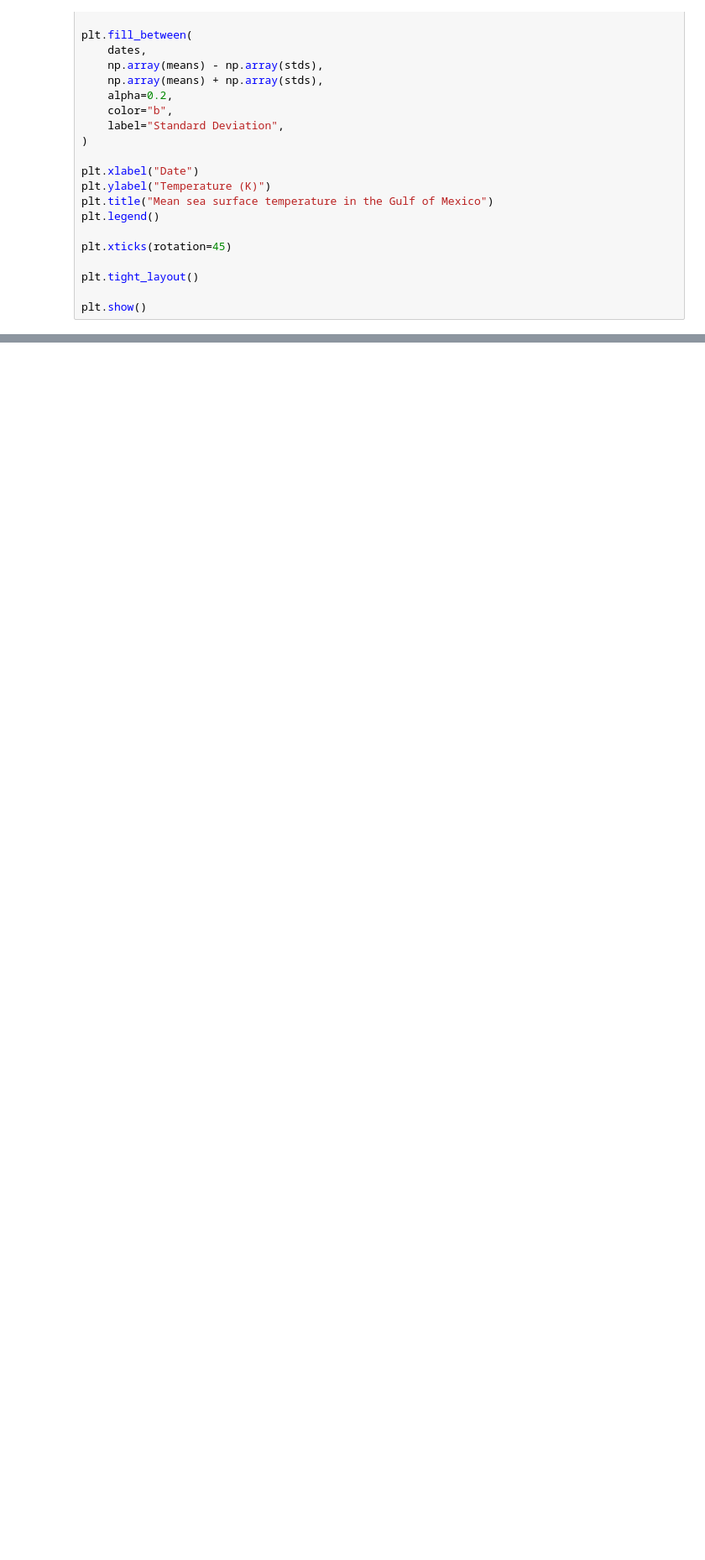
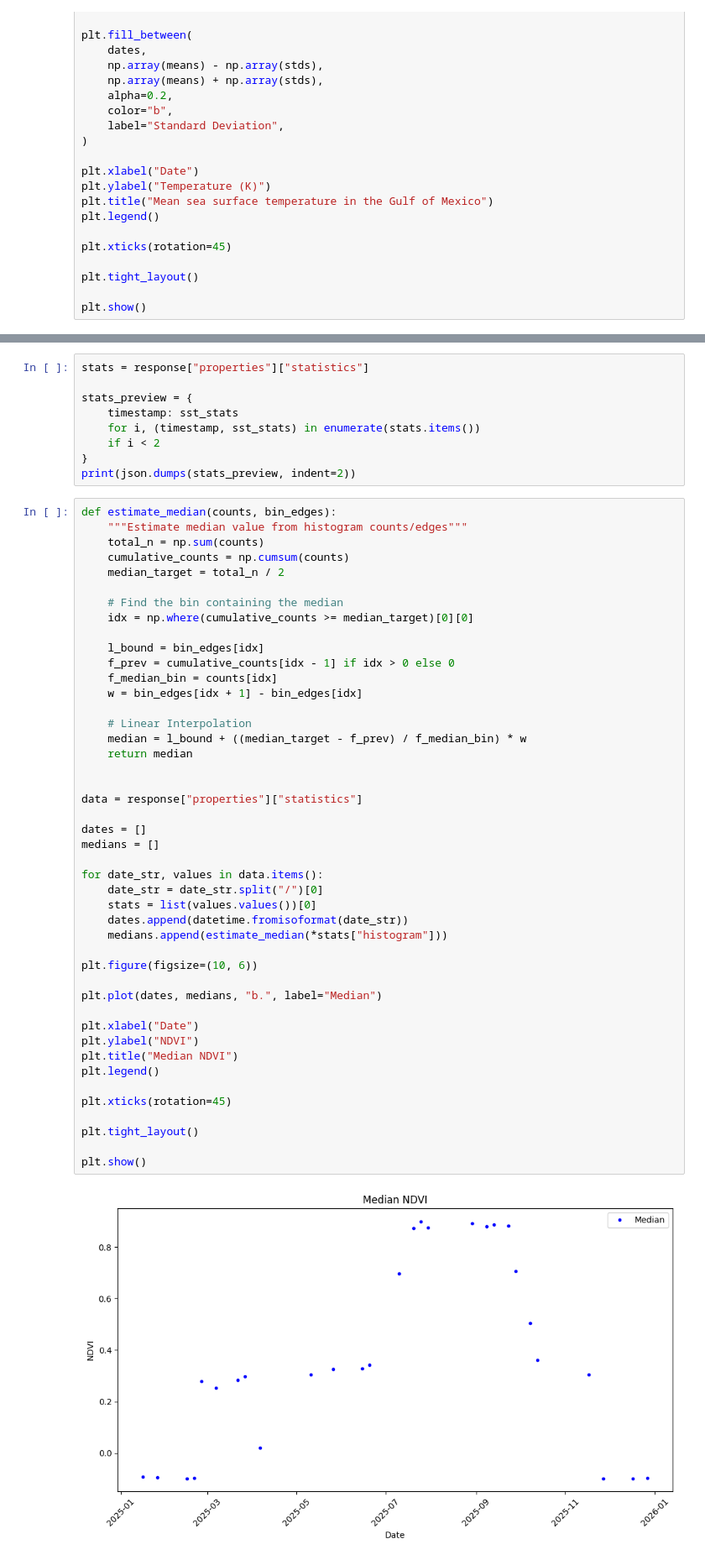
Before and after one commit to developmentseed/titiler-cmr, a Jupyter notebook: docs/api/time_series_example.ipynb, the cells around one changed output, grey strips where cells are left out. Shown at 84% size. Cells and saved outputs as stored; diff of their text form; blank space fills up the shorter version.

```diff
--- a/docs/api/time_series_example.ipynb
+++ b/docs/api/time_series_example.ipynb
@@ -270,3 +324,59 @@ plt.show()
+# %%
+stats = response["properties"]["statistics"]
+
+stats_preview = {
+    timestamp: sst_stats
+    for i, (timestamp, sst_stats) in enumerate(stats.items())
+    if i < 2
+}
+print(json.dumps(stats_preview, indent=2))
+# %%
+def estimate_median(counts, bin_edges):
+    """Estimate median value from histogram counts/edges"""
+    total_n = np.sum(counts)
+    cumulative_counts = np.cumsum(counts)
+    median_target = total_n / 2
+
+    # Find the bin containing the median
+    idx = np.where(cumulative_counts >= median_target)[0][0]
+
+    l_bound = bin_edges[idx]
+    f_prev = cumulative_counts[idx - 1] if idx > 0 else 0
+    f_median_bin = counts[idx]
+    w = bin_edges[idx + 1] - bin_edges[idx]
+
+    # Linear Interpolation
+    median = l_bound + ((median_target - f_prev) / f_median_bin) * w
+    return median
+
+
+data = response["properties"]["statistics"]
+
+dates = []
+medians = []
+
+for date_str, values in data.items():
+    date_str = date_str.split("/")[0]
+    stats = list(values.values())[0]
+    dates.append(datetime.fromisoformat(date_str))
+    medians.append(estimate_median(*stats["histogram"]))
+
+plt.figure(figsize=(10, 6))
+
+plt.plot(dates, medians, "b.", label="Median")
+
+plt.xlabel("Date")
+plt.ylabel("NDVI")
+plt.title("Median NDVI")
+plt.legend()
+
+plt.xticks(rotation=45)
+
+plt.tight_layout()
+
+plt.show()
+# %% [output]
+[figure, added]
 # %% [markdown]
 ## Tilejson Endpoint
 
```
Also changed, not shown: parts of 2 cells of this notebook, 4 other files.
